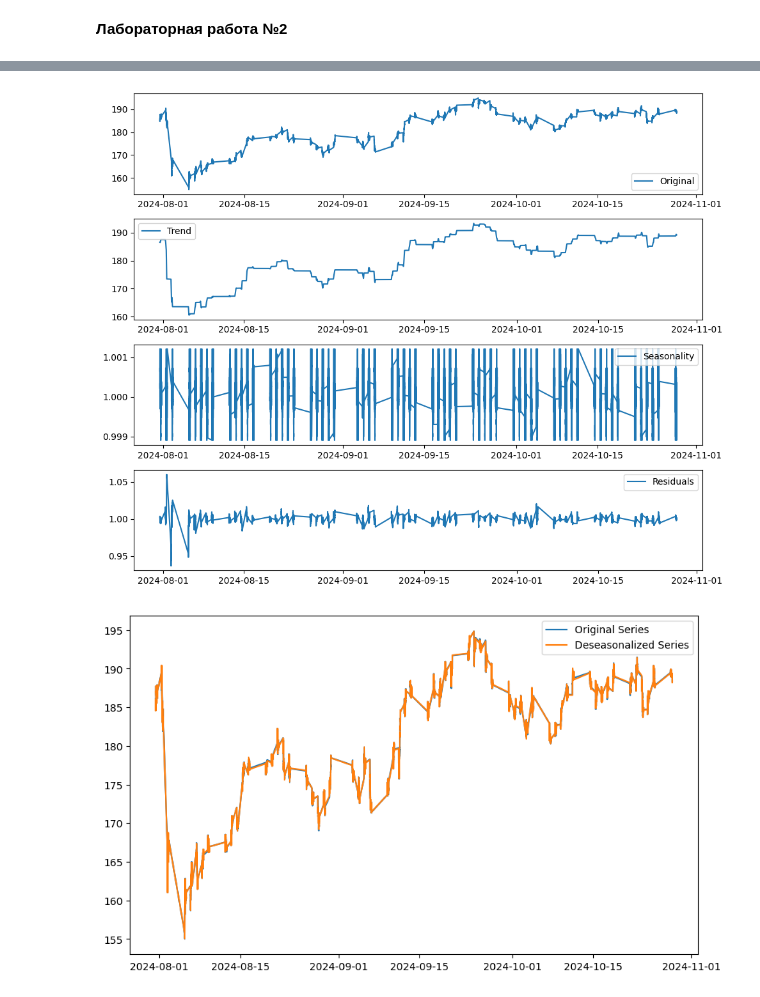
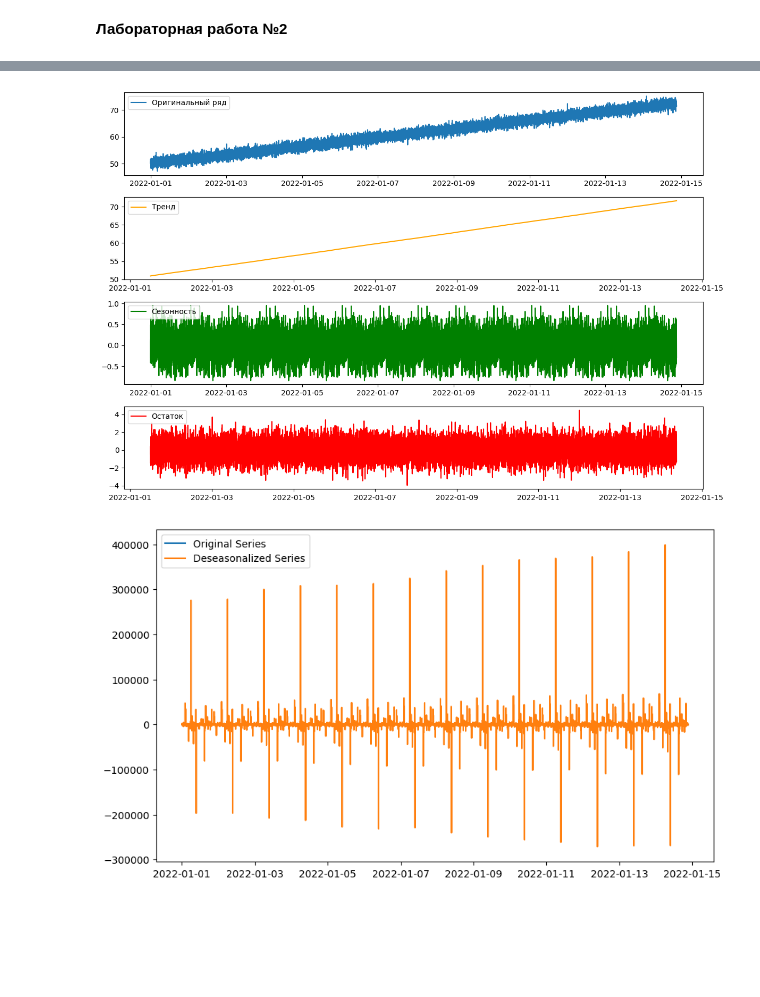
Before and after one commit to keysenelvial/dinam, a Jupyter notebook: dinam2.ipynb, the cells around one changed output, grey strips where cells are left out. Drawn from its saved outputs; the diff is of its cells as text; code cells hidden in the pictures; blank space fills up the shorter version.

```diff
--- a/dinam2.ipynb
+++ b/dinam2.ipynb
@@ -60,0 +44,13 @@ Name: CLOSE, dtype: float64
+# %%
+
+file_path = "/content/drive/MyDrive/season.csv"
+data = pd.read_csv(file_path)
+
+data['DATETIME'] = pd.to_datetime(data['DATETIME'])
+data.set_index('DATETIME', inplace=True)
+
+
+ts = data['CLOSE']
+
+
+print(ts.head())
@@ -61,28 +65,29 @@ Name: CLOSE, dtype: float64
 # %%
-# Декомпозиция временного ряда
-decomposition = seasonal_decompose(ts, model='multiplicative', period=252)  # Период 252 для дневных данных, предполагая годовой цикл
+train = ts[:-12]  # Все данные, кроме последних 12 периодов
+test = ts[-12:]   # Последние 12 периодов для проверки
+#Декомпозиция временного ряда
+decomposition = seasonal_decompose(train, model='additive', period=1440)
 trend = decomposition.trend
 seasonal = decomposition.seasonal
-residual = decomposition.resid
 
-# Визуализация декомпозиции
-plt.figure(figsize=(10, 8))
-plt.subplot(4, 1, 1)
-plt.plot(ts, label='Original')
-plt.legend(loc='best')
-plt.subplot(4, 1, 2)
-plt.plot(trend, label='Trend')
-plt.legend(loc='best')
-plt.subplot(4, 1, 3)
-plt.plot(seasonal, label='Seasonality')
-plt.legend(loc='best')
-plt.subplot(4, 1, 4)
-plt.plot(residual, label='Residuals')
-plt.legend(loc='best')
+# Визуализация компонентов
+plt.figure(figsize=(12, 8))
+plt.subplot(411)
+plt.plot(train, label='Оригинальный ряд')
+plt.legend(loc='upper left')
+plt.subplot(412)
+plt.plot(trend, label='Тренд', color='orange')
+plt.legend(loc='upper left')
+plt.subplot(413)
+plt.plot(seasonal, label='Сезонность', color='green')
+plt.legend(loc='upper left')
+plt.subplot(414)
+plt.plot(decomposition.resid, label='Остаток', color='red')
+plt.legend(loc='upper left')
 plt.tight_layout()
 plt.show()
 # %% [output]
-[figure, old version]
+[figure, new version]
 # %%
 # Десезонирование ряда
 deseasonalized = ts / seasonal
@@ -94,4 +99,4 @@ plt.plot(deseasonalized, label='Deseasonalized Series')
 plt.legend(loc='best')
 plt.show()
 # %% [output]
-[figure, old version]
+[figure, new version]
```
Also changed, not shown: parts of 15 cells of this notebook.
